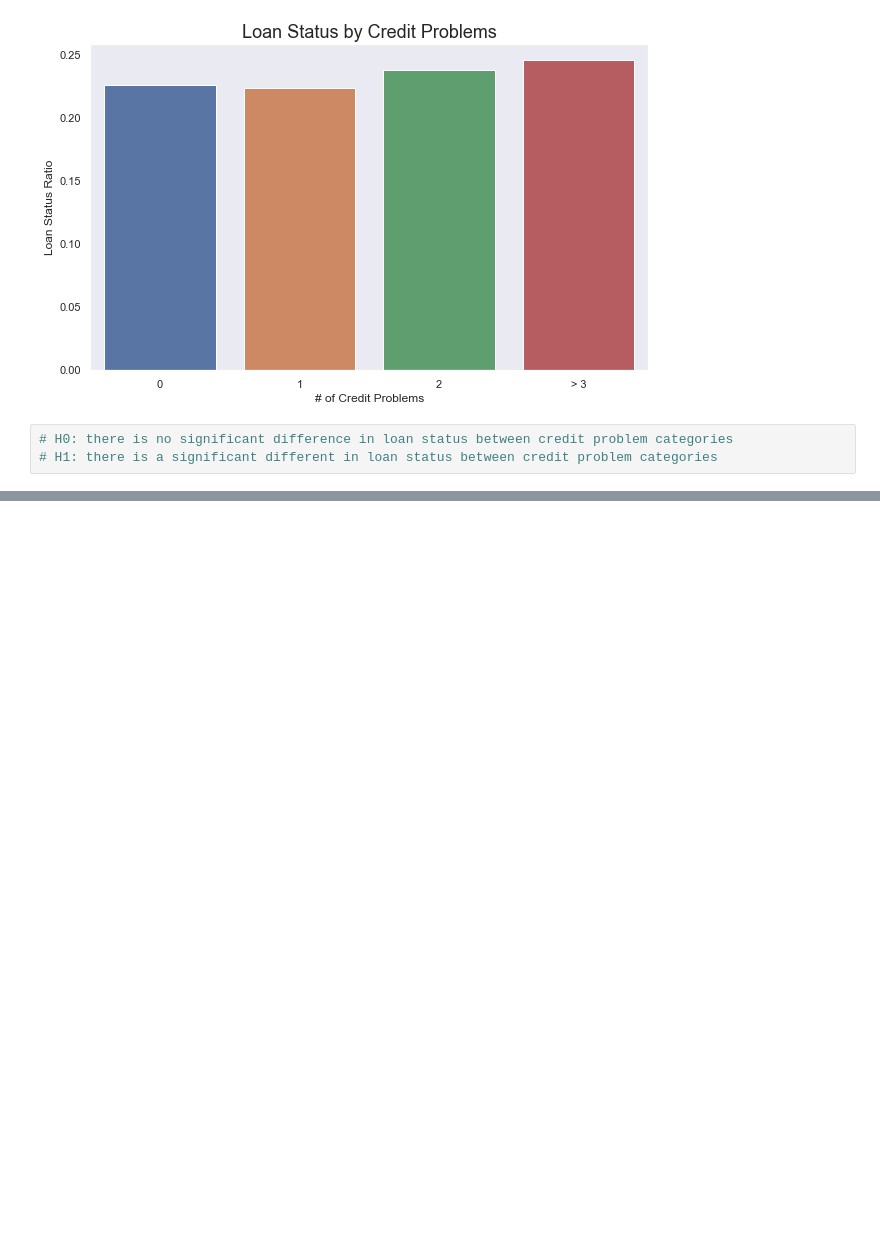
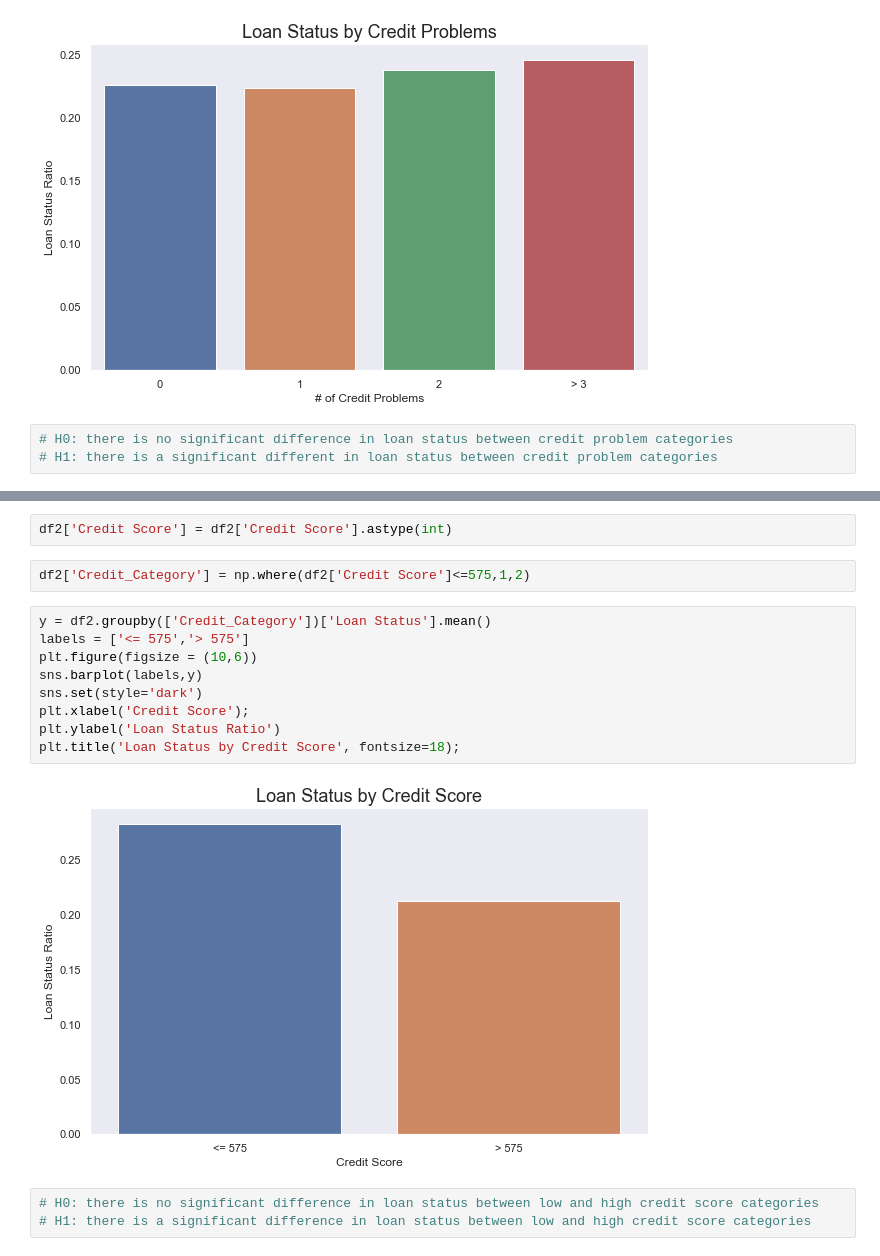
Before and after one commit to binyaz/binyo-lauren-bank-loan-status, a Jupyter notebook: datacleaning_eda.ipynb, the cells around one changed output, grey strips where cells are left out. Drawn from its saved outputs; the diff is of its cells as text; blank space fills up the shorter version.

```diff
--- a/datacleaning_eda.ipynb
+++ b/datacleaning_eda.ipynb
@@ -361,0 +382,18 @@ Index(['Loan ID', 'Customer ID', 'Loan Status', 'Current Loan Amount', 'Term',
+# %%
+df2['Credit Score'] = df2['Credit Score'].astype(int)
+# %%
+df2['Credit_Category'] = np.where(df2['Credit Score']<=575,1,2)
+# %%
+y = df2.groupby(['Credit_Category'])['Loan Status'].mean()
+labels = ['<= 575','> 575']
+plt.figure(figsize = (10,6))
+sns.barplot(labels,y)
+sns.set(style='dark')
+plt.xlabel('Credit Score');
+plt.ylabel('Loan Status Ratio')
+plt.title('Loan Status by Credit Score', fontsize=18);
+# %% [output]
+[figure, added]
+# %%
+# H0: there is no significant difference in loan status between low and high credit score categories
+# H1: there is a significant difference in loan status between low and high credit score categories
```
Also changed, not shown: parts of 25 cells of this notebook.
